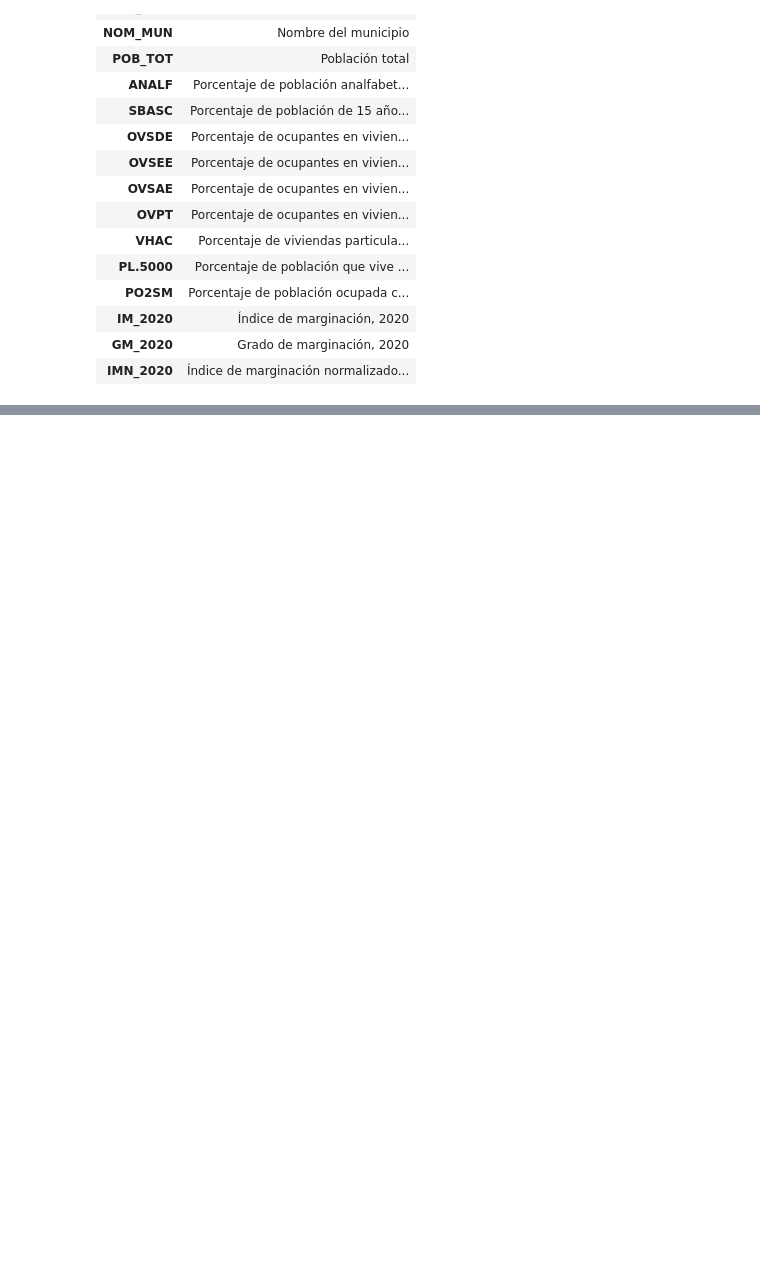
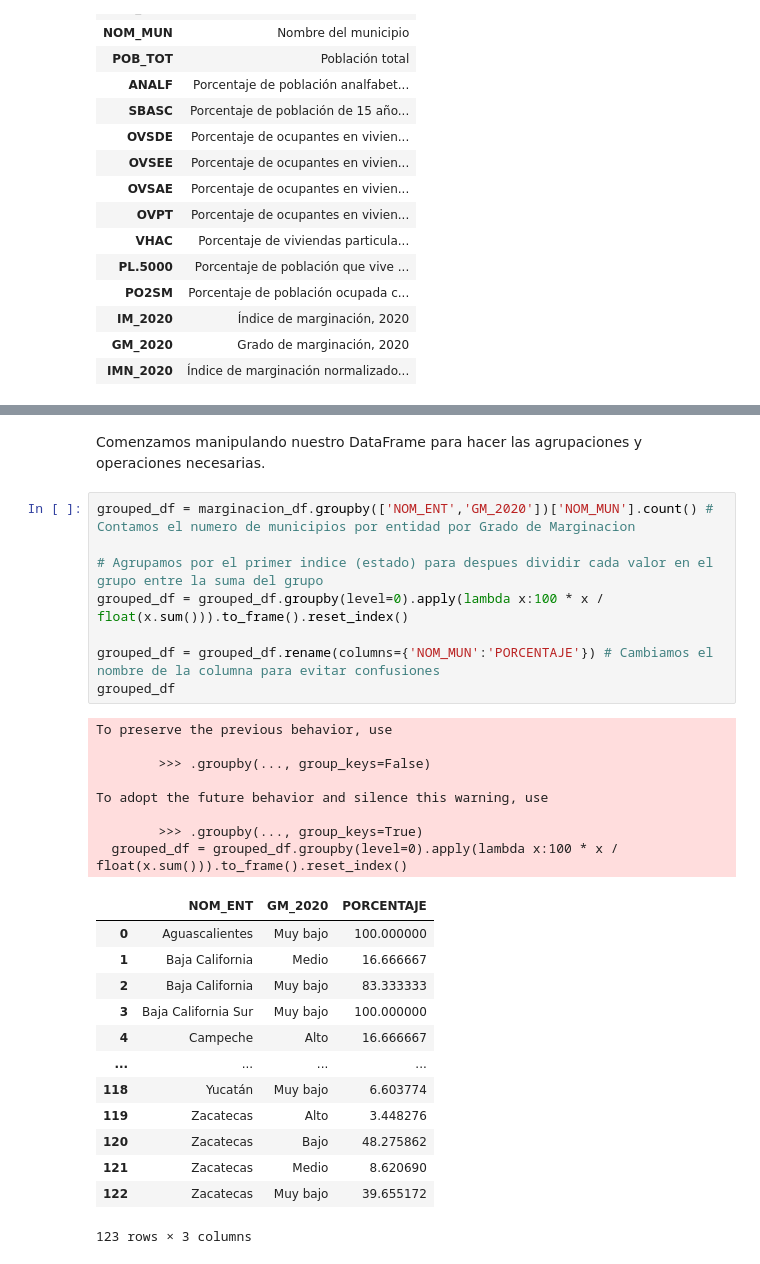
Before and after one commit to jmartingv/proyecto-programacion-mcd, a Jupyter notebook: proyecto.ipynb, the cells around one changed output, grey strips where cells are left out. Drawn from its saved outputs; the diff is of its cells as text; blank space fills up the shorter version.

```diff
--- a/proyecto.ipynb
+++ b/proyecto.ipynb
@@ -89,0 +124,32 @@ data_dict
+# %% [markdown]
+Comenzamos manipulando nuestro DataFrame para hacer las agrupaciones y operaciones necesarias.
+# %%
+grouped_df = marginacion_df.groupby(['NOM_ENT','GM_2020'])['NOM_MUN'].count() # Contamos el numero de municipios por entidad por Grado de Marginacion
+
+# Agrupamos por el primer indice (estado) para despues dividir cada valor en el grupo entre la suma del grupo
+grouped_df = grouped_df.groupby(level=0).apply(lambda x:100 * x / float(x.sum())).to_frame().reset_index()
+
+grouped_df = grouped_df.rename(columns={'NOM_MUN':'PORCENTAJE'}) # Cambiamos el nombre de la columna para evitar confusiones
+grouped_df
+# %% [output]
+To preserve the previous behavior, use
+
+        >>> .groupby(..., group_keys=False)
+
+To adopt the future behavior and silence this warning, use
+
+        >>> .groupby(..., group_keys=True)
+  grouped_df = grouped_df.groupby(level=0).apply(lambda x:100 * x / float(x.sum())).to_frame().reset_index()
+|  | NOM_ENT | GM_2020 | PORCENTAJE |
+| 0 | Aguascalientes | Muy bajo | 100.000000 |
+| 1 | Baja California | Medio | 16.666667 |
+| 2 | Baja California | Muy bajo | 83.333333 |
+| 3 | Baja California Sur | Muy bajo | 100.000000 |
+| 4 | Campeche | Alto | 16.666667 |
+| ... | ... | ... | ... |
+| 118 | Yucatán | Muy bajo | 6.603774 |
+| 119 | Zacatecas | Alto | 3.448276 |
+| 120 | Zacatecas | Bajo | 48.275862 |
+| 121 | Zacatecas | Medio | 8.620690 |
+| 122 | Zacatecas | Muy bajo | 39.655172 |
+123 rows × 3 columns
```
Also changed, not shown: parts of 7 cells of this notebook, 1 other file.
